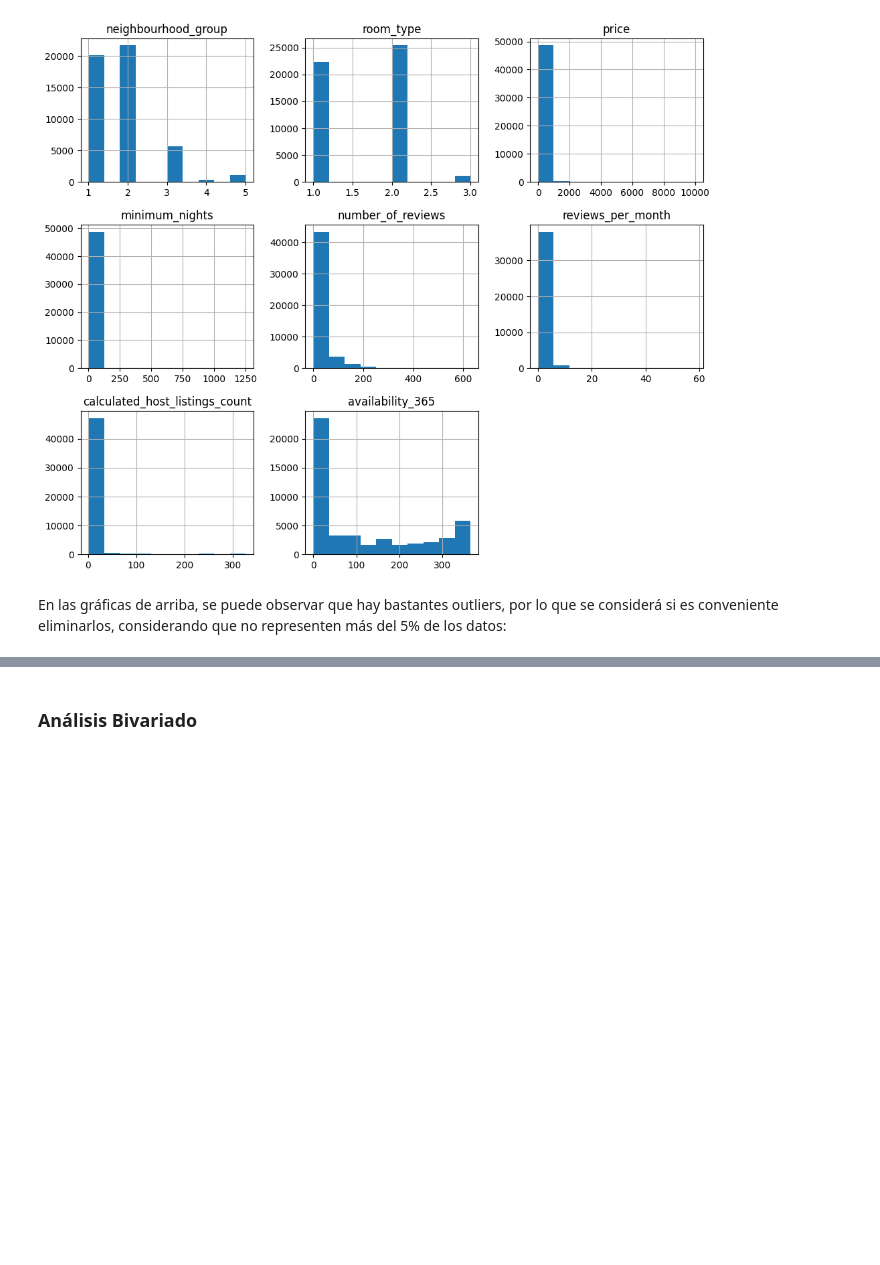
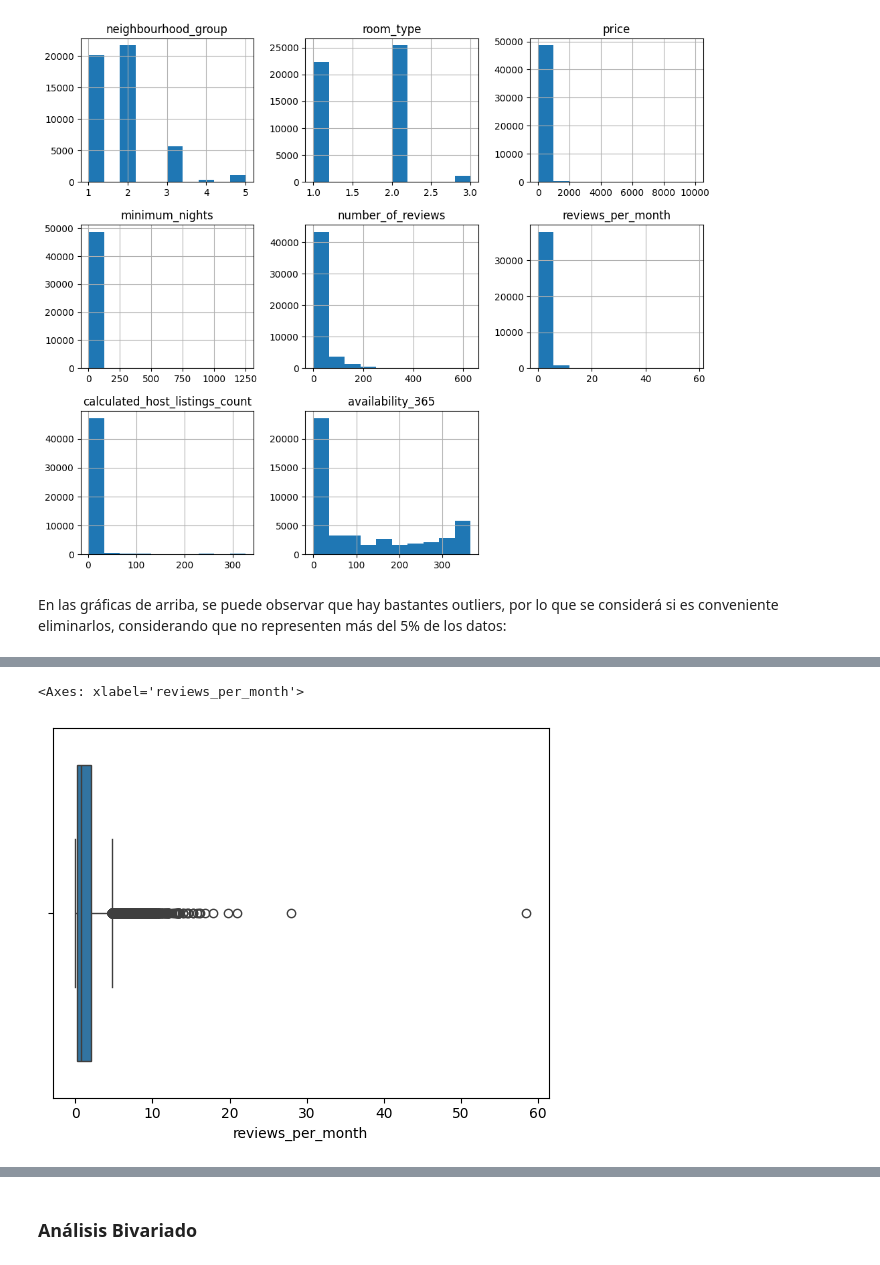
Before and after one commit to Bere333/first_EDA, a Jupyter notebook: src/exploratory_data_analysis.ipynb, the cells around one changed output, grey strips where cells are left out. Saved outputs shown, nothing was run; the diff lists cells and outputs as text; code cells hidden in the pictures; blank space fills up the shorter version.

```diff
--- a/src/exploratory_data_analysis.ipynb
+++ b/src/exploratory_data_analysis.ipynb
@@ -130,0 +169,5 @@ En las gráficas de arriba, se puede observar que hay bastantes outliers, por lo
+# %%
+sns.boxplot(x=df["reviews_per_month"])
+# %% [output]
+<Axes: xlabel='reviews_per_month'>
+[figure, added]
```
Also changed, not shown: parts of 8 cells of this notebook.
